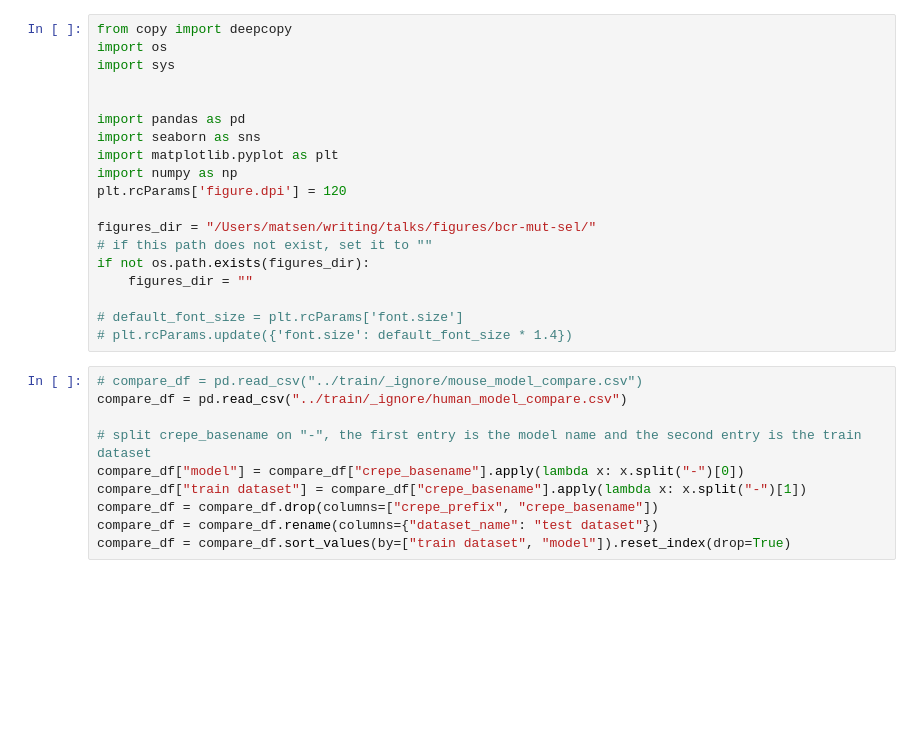
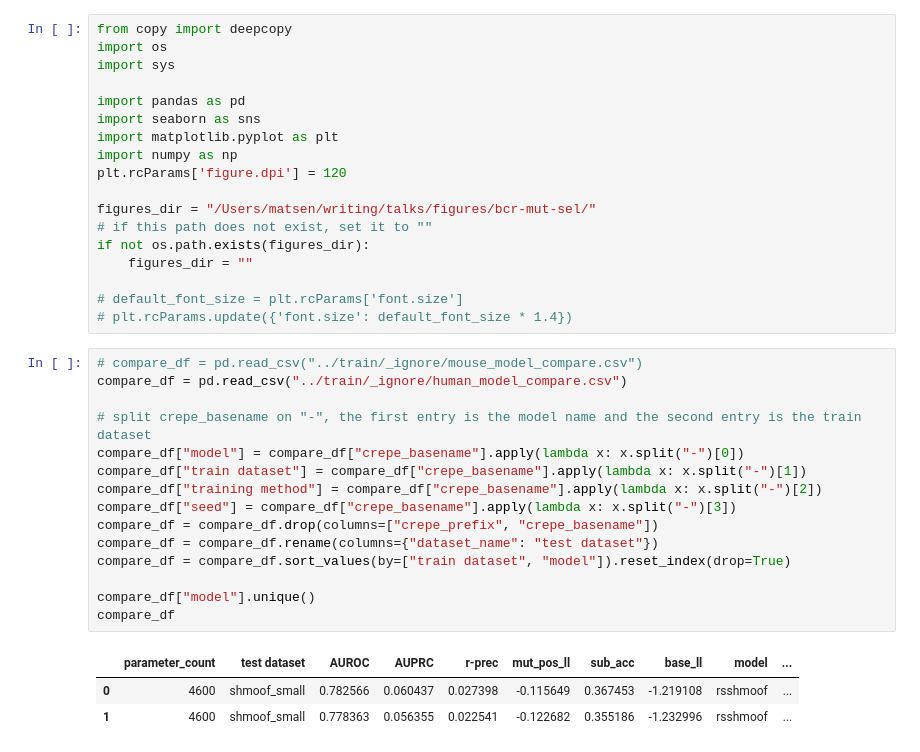
Before and after one commit to matsengrp/thrifty-experiments-1, a Jupyter notebook: human/performance.ipynb, the cells around one changed output. Drawn from its saved outputs; the diff is of its cells as text; blank space fills up the shorter version.

```diff
--- a/human/performance.ipynb
+++ b/human/performance.ipynb
@@ -2,7 +2,6 @@
 from copy import deepcopy
 import os
 import sys
-
 
 import pandas as pd
 import seaborn as sns
@@ -20,10 +19,19 @@ if not os.path.exists(figures_dir):
 # %%
 # compare_df = pd.read_csv("../train/_ignore/mouse_model_compare.csv")
 compare_df = pd.read_csv("../train/_ignore/human_model_compare.csv")
 
 # split crepe_basename on "-", the first entry is the model name and the second entry is the train dataset
 compare_df["model"] = compare_df["crepe_basename"].apply(lambda x: x.split("-")[0])
 compare_df["train dataset"] = compare_df["crepe_basename"].apply(lambda x: x.split("-")[1])
+compare_df["training method"] = compare_df["crepe_basename"].apply(lambda x: x.split("-")[2])
+compare_df["seed"] = compare_df["crepe_basename"].apply(lambda x: x.split("-")[3])
 compare_df = compare_df.drop(columns=["crepe_prefix", "crepe_basename"])
 compare_df = compare_df.rename(columns={"dataset_name": "test dataset"})
 compare_df = compare_df.sort_values(by=["train dataset", "model"]).reset_index(drop=True)
+
+compare_df["model"].unique()
+compare_df
+# %% [output]
+|  | parameter_count | test dataset | AUROC | AUPRC | r-prec | mut_pos_ll | sub_acc | base_ll | model | ... |
+| 0 | 4600 | shmoof_small | 0.782566 | 0.060437 | 0.027398 | -0.115649 | 0.367453 | -1.219108 | rsshmoof | ... |
+| 1 | 4600 | shmoof_small | 0.778363 | 0.056355 | 0.022541 | -0.122682 | 0.355186 | -1.232996 | rsshmoof | ... |
```
Also changed, not shown: parts of 4 cells of this notebook.
